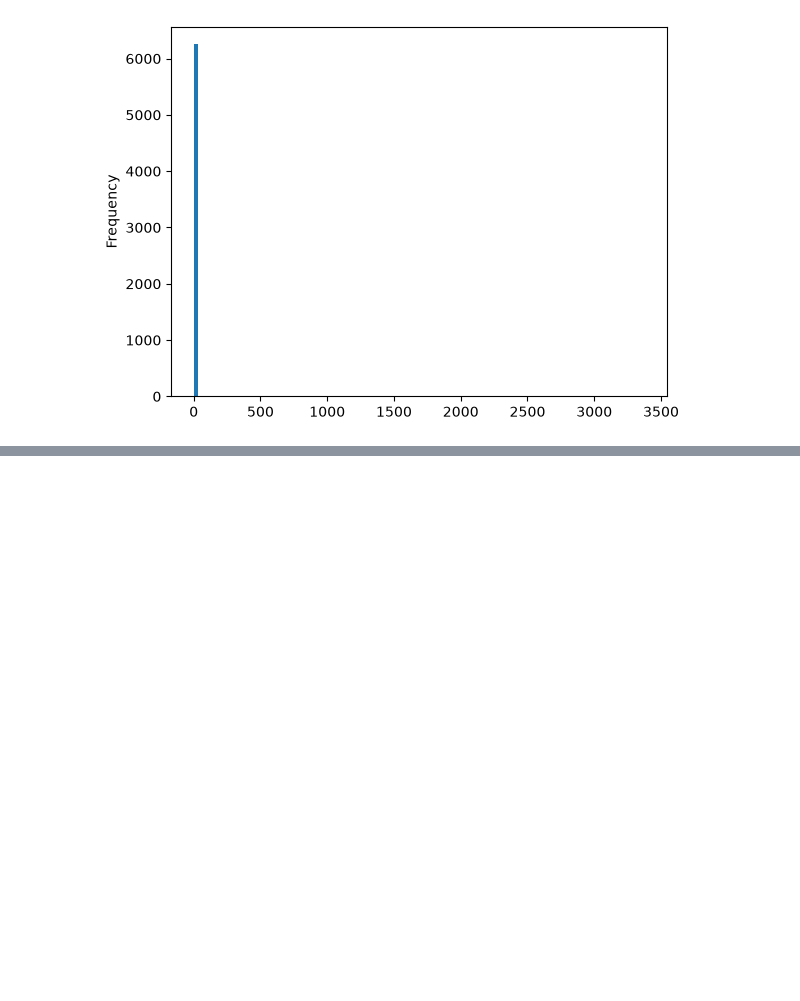
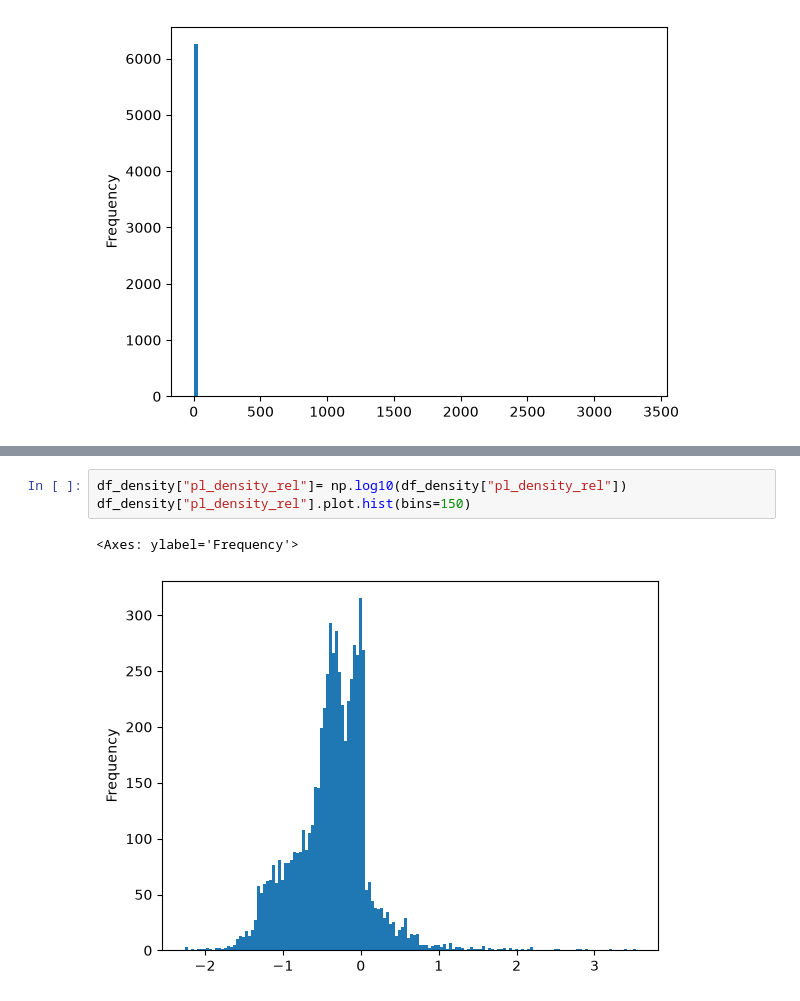
Before and after one commit to jhonatanaburto5-maker/machine-learning, a Jupyter notebook: notebooks/01_exoplanets_eda.ipynb, the cells around one changed output, grey strips where cells are left out. Saved outputs shown, nothing was run; the diff lists cells and outputs as text; blank space fills up the shorter version.

```diff
--- a/notebooks/01_exoplanets_eda.ipynb
+++ b/notebooks/01_exoplanets_eda.ipynb
@@ -283,0 +303,6 @@ df_density["pl_density_rel"].plot.hist(bins=100)
+# %%
+df_density["pl_density_rel"]= np.log10(df_density["pl_density_rel"])
+df_density["pl_density_rel"].plot.hist(bins=150)
+# %% [output]
+<Axes: ylabel='Frequency'>
+[figure, added]
```
Also changed, not shown: parts of 1 cell of this notebook.
